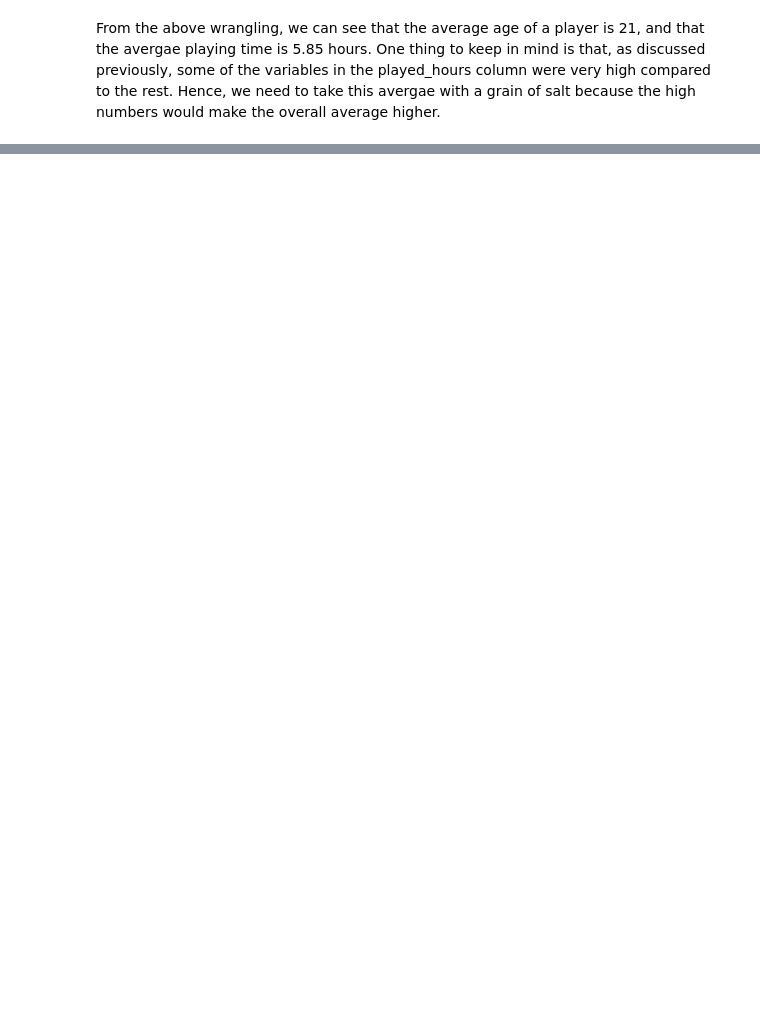
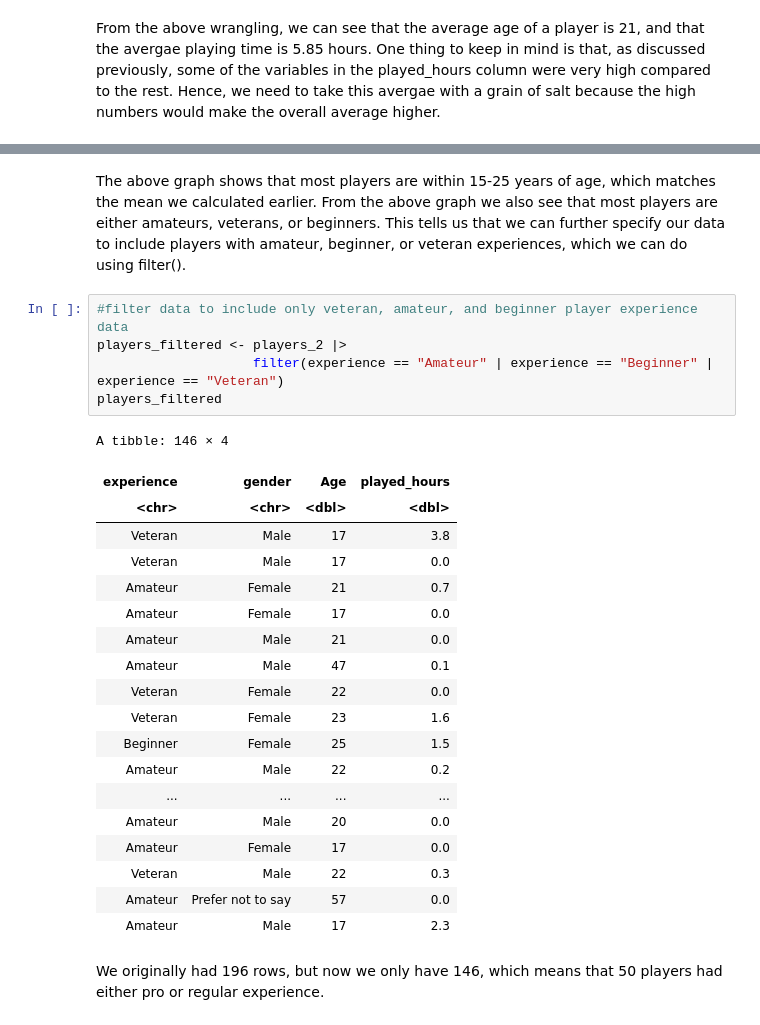
Before and after one commit to Iman-Soliman/Data-Science-100-Group-Project-Individual-, a Jupyter notebook: Individual Report.ipynb, the cells around one changed output, grey strips where cells are left out. Cells and saved outputs as stored; diff of their text form; blank space fills up the shorter version.

```diff
--- a/Individual Report.ipynb
+++ b/Individual Report.ipynb
@@ -137,0 +140,29 @@ Warning message:
+# %% [markdown]
+The above graph shows that most players are within 15-25 years of age, which matches the mean we calculated earlier. From the above graph we also see that most players are either amateurs, veterans, or beginners. This tells us that we can further specify our data to include players with amateur, beginner, or veteran experiences, which we can do using filter().
+# %%
+#filter data to include only veteran, amateur, and beginner player experience data
+players_filtered <- players_2 |>
+                    filter(experience == "Amateur" | experience == "Beginner" | experience == "Veteran")
+players_filtered
+# %% [output]
+A tibble: 146 × 4
+| experience | gender | Age | played_hours |
+| <chr> | <chr> | <dbl> | <dbl> |
+| Veteran | Male | 17 | 3.8 |
+| Veteran | Male | 17 | 0.0 |
+| Amateur | Female | 21 | 0.7 |
+| Amateur | Female | 17 | 0.0 |
+| Amateur | Male | 21 | 0.0 |
+| Amateur | Male | 47 | 0.1 |
+| Veteran | Female | 22 | 0.0 |
+| Veteran | Female | 23 | 1.6 |
+| Beginner | Female | 25 | 1.5 |
+| Amateur | Male | 22 | 0.2 |
+| ... | ... | ... | ... |
+| Amateur | Male | 20 | 0.0 |
+| Amateur | Female | 17 | 0.0 |
+| Veteran | Male | 22 | 0.3 |
+| Amateur | Prefer not to say | 57 | 0.0 |
+| Amateur | Male | 17 | 2.3 |
+# %% [markdown]
+We originally had 196 rows, but now we only have 146, which means that 50 players had either pro or regular experience.
```
Also changed, not shown: parts of 6 cells of this notebook.
